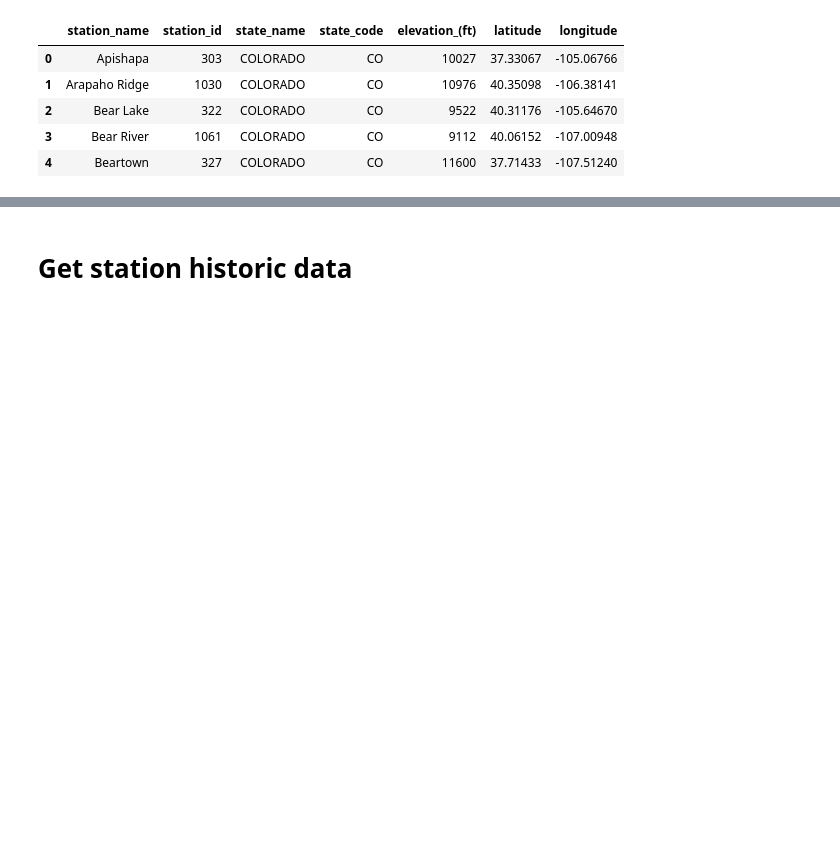
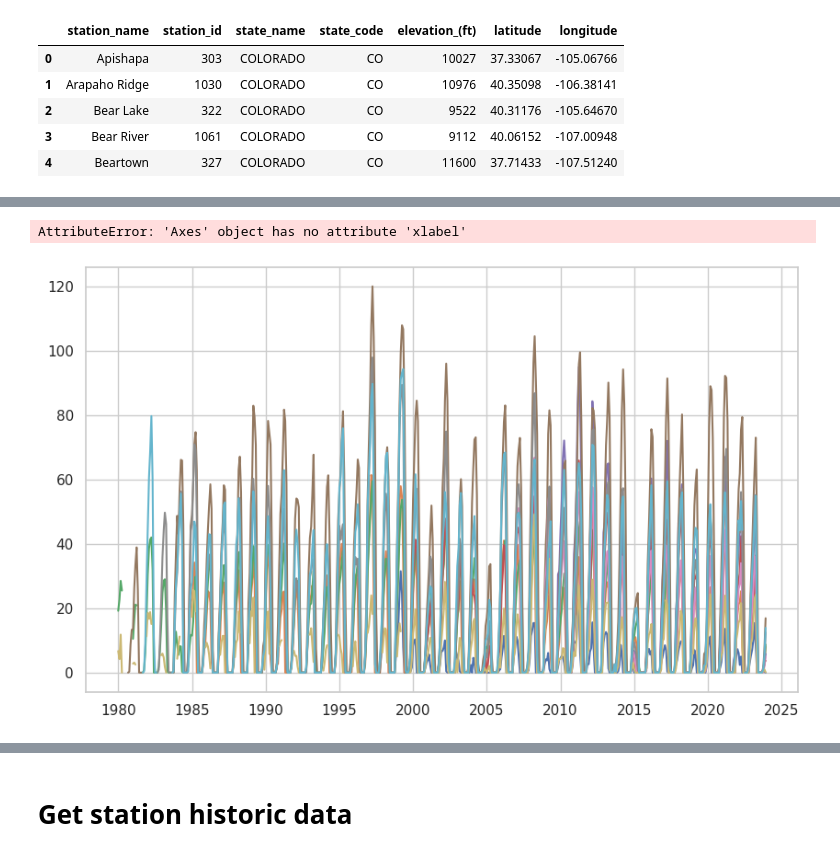
Before and after one commit to cnd9/snow, a Jupyter notebook: snotel/snotel_donnellys.ipynb, the cells around one changed output, grey strips where cells are left out. Drawn from its saved outputs; the diff is of its cells as text; code cells hidden in the pictures; blank space fills up the shorter version.

```diff
--- a/snotel/snotel_donnellys.ipynb
+++ b/snotel/snotel_donnellys.ipynb
@@ -104,0 +150,2 @@ hvplot.extension('bokeh')
+# %%
+winter_months = ['Dec','Jan','Feb','Mar']
@@ -104,0 +170,15 @@ hvplot.extension('bokeh')
+# %%
+import calendar
+def get_local_winter_monthly_hist(state:str,
+                                  station_ids:list,
+                                  winter_months = [11,12,1,2,3,4]):
+
+    df = pd.DataFrame()
+    for sid in station_ids:
+        df = pd.concat([df, get_station_monthly(id = sid, state = state)])
+    df['month'] = df['month'].apply(lambda x: list(calendar.month_abbr).index(x))
+    winter_df = df[df.month.apply(lambda x : x in winter_months)]
+    mask = winter_df['month'].apply(lambda x : x >= 11)
+    winter_df.loc[mask, 'winter_season'] = winter_df.loc[mask, 'year'].apply(lambda x:f'{x}-{int(x)+1}')
+    winter_df.loc[~mask, 'winter_season'] = winter_df.loc[~mask, 'year'].apply(lambda x:f'{int(x)-1}-{x}')
+    return winter_df
@@ -104,0 +258,25 @@ hvplot.extension('bokeh')
+# %%
+%matplotlib inline
+wa_hist['date'] = pd.to_datetime(wa_hist['date'])
+
+# Sort the DataFrame by date
+wa_hist = wa_hist.sort_values(by='date')
+fig, ax = plt.subplots(figsize = (10,6))
+
+# Iterate through unique station_names
+for station_name in wa_hist['station_name'].unique():
+    # Filter the DataFrame for the current station_name
+    station_data = wa_hist[wa_hist['station_name'] == station_name]
+
+    # Plotting the data for the current station_name
+    ax.plot(station_data['date'], station_data['snow_water_equivalent_(in)_'], label=station_name)
+
+# Adding labels and legend
+#ax.xlabel('Date')
+#ax.ylabel('Snow Water Equivalent (in)')
+ax.title('Snow Water Equivalent vs Time for Each Station')
+ax.legend()
+ax.grid(True)
+# %% [output]
+AttributeError: 'Axes' object has no attribute 'xlabel'
+[figure, added]
```
Also changed, not shown: parts of 32 cells of this notebook.
